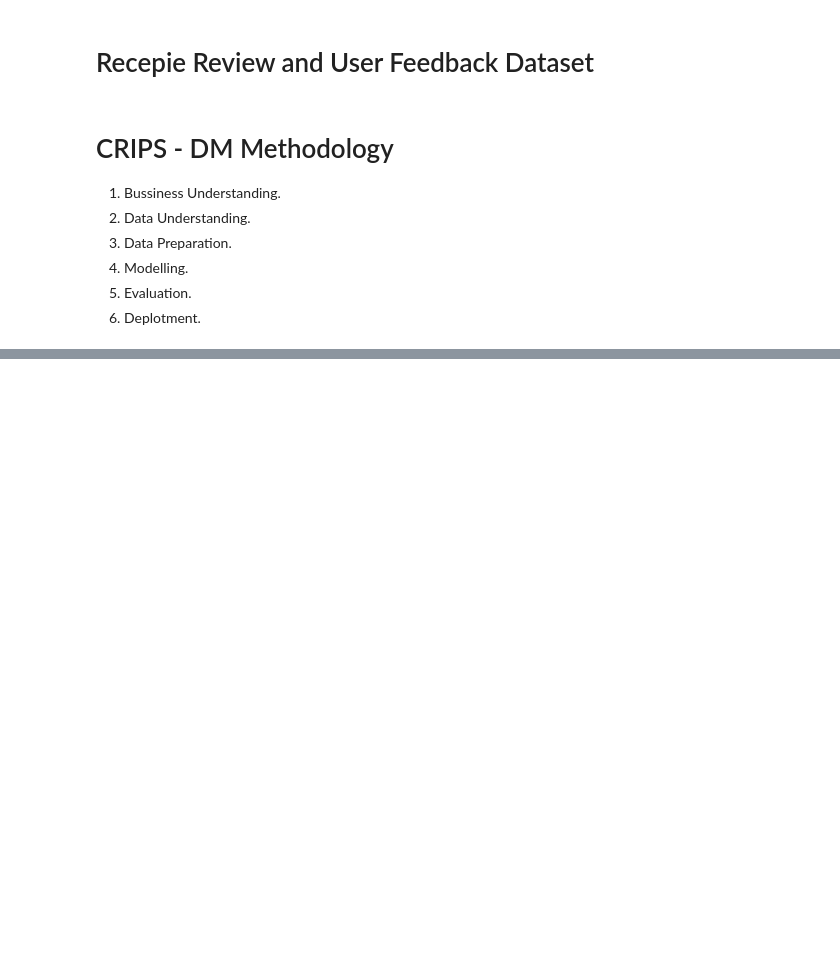
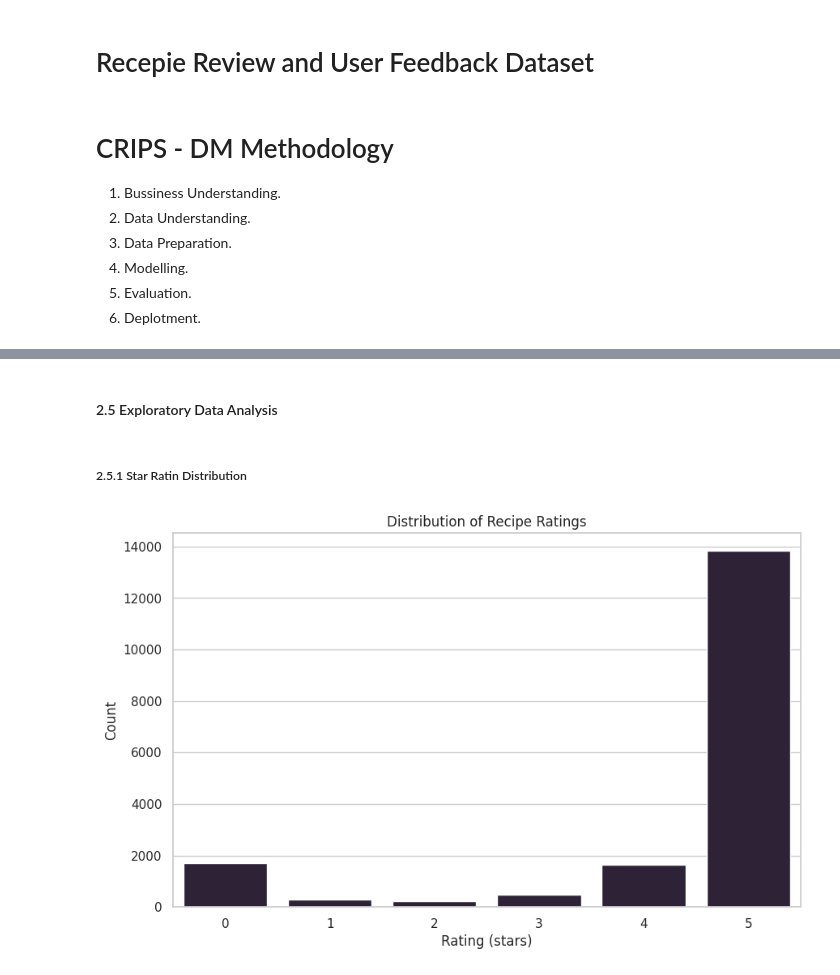
Before and after one commit to Geovannyy/Geovannyy-ML-DM-with-Python-and-Azure-ML-Studio, a Jupyter notebook: notebooks/Task_3_Sentiment_Analysis.ipynb, the cells around one changed output, grey strips where cells are left out. Cells and saved outputs as stored; diff of their text form; code cells hidden in the pictures; blank space fills up the shorter version.

Commit message:
Modify task3

```diff
--- a/notebooks/Task_3_Sentiment_Analysis.ipynb
+++ b/notebooks/Task_3_Sentiment_Analysis.ipynb
@@ -28,19 +10,0 @@ In this step, we'll explore our recipe reviews dataset to understand:
-# %%
-import numpy as np
-import pandas as pd
-import matplotlib.pyplot as plt
-import seaborn as sns
-import nltk
-from nltk.sentiment import SentimentIntensityAnalyzer
-from transformers import AutoTokenizer, AutoModelForSequenceClassification
-from scipy.special import softmax
-from tqdm.auto import tqdm
-from typing import Dict, List, Tuple, Any
-from pathlib import Path
-
-# Set up for plotting style
-sns.set_style("whitegrid")
-plt.rcParams['figure.figsize'] = [10, 6]
-
-# Set random seed for reproducibility
-np.random.seed(98)
@@ -660,0 +85,9 @@ analyze_edge_cases(sentiment_results)
+# %%
+# Define paths
+DATA_PATH = "../data/raw/Recipe Reviews and User Feedback Dataset.csv"
+PROCESSED_PATH = "../data/processed/Task_3_processed/"
+FIGURE_PATH = "../reports/figures/Task_3/"
+EVAL_PATH = "../reports/model_evaluations/Task_3/"
+
+# Load data
+df = pd.read_csv(DATA_PATH)
@@ -660,0 +168,15 @@ analyze_edge_cases(sentiment_results)
+# %% [markdown]
+#### 2.5 Exploratory Data Analysis
+# %% [markdown]
+##### 2.5.1 Star Ratin Distribution
+# %%
+
+plt.figure(figsize=(10, 6))
+sns.countplot(data=df, x='stars')
+plt.title('Distribution of Recipe Ratings')
+plt.xlabel('Rating (stars)')
+plt.ylabel('Count')
+plt.savefig(f'{FIGURE_PATH}/rating_distribution.png')
+plt.show()
+# %% [output]
+[figure, added]
```
Also changed, not shown: parts of 53 cells of this notebook, 28 other files.
